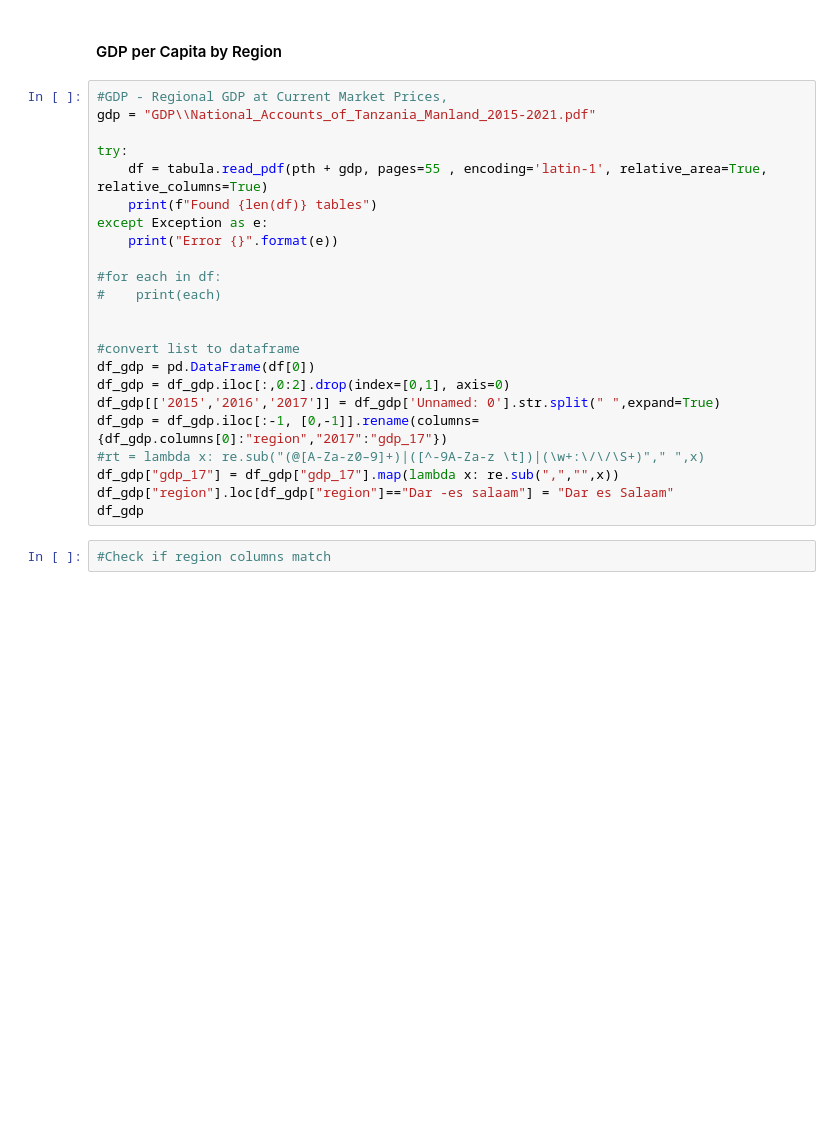
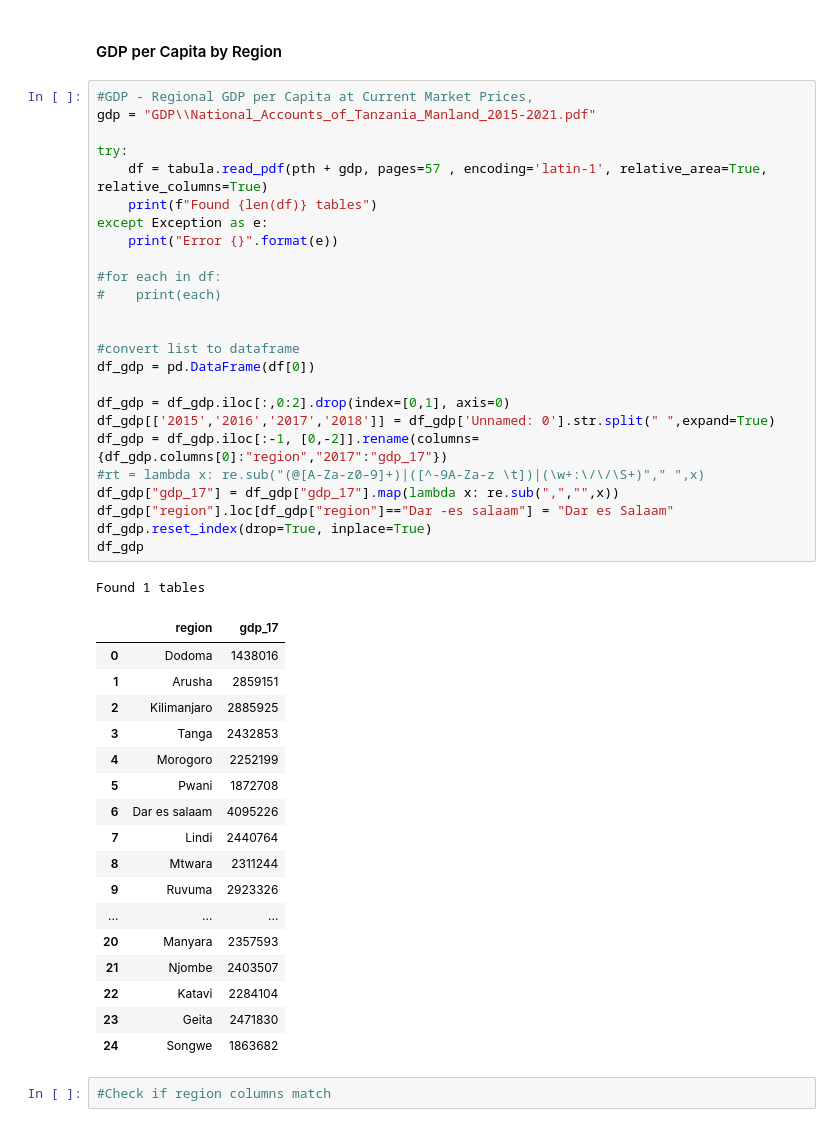
Before and after one commit to chirpc/Portfolio, a Jupyter notebook: 2_Financial Inclusion/Classification Analysis/dbscn_fin_acc-checkpoint.ipynb, the cells around one changed output. Drawn from its saved outputs; the diff is of its cells as text; blank space fills up the shorter version.

```diff
--- a/2_Financial Inclusion/Classification Analysis/dbscn_fin_acc-checkpoint.ipynb
+++ b/2_Financial Inclusion/Classification Analysis/dbscn_fin_acc-checkpoint.ipynb
@@ -485,28 +474,49 @@ df_pop
 # %% [markdown]
 #### GDP per Capita by Region
 # %%
-#GDP - Regional GDP at Current Market Prices,
+#GDP - Regional GDP per Capita at Current Market Prices,
 gdp = "GDP\\National_Accounts_of_Tanzania_Manland_2015-2021.pdf"
 
 try:
-    df = tabula.read_pdf(pth + gdp, pages=55 , encoding='latin-1', relative_area=True, relative_columns=True)
+    df = tabula.read_pdf(pth + gdp, pages=57 , encoding='latin-1', relative_area=True, relative_columns=True)
     print(f"Found {len(df)} tables")
 except Exception as e:
     print("Error {}".format(e))
 
 #for each in df:
 #    print(each)
 
 
 #convert list to dataframe
 df_gdp = pd.DataFrame(df[0])
+
 df_gdp = df_gdp.iloc[:,0:2].drop(index=[0,1], axis=0)
-df_gdp[['2015','2016','2017']] = df_gdp['Unnamed: 0'].str.split(" ",expand=True)
-df_gdp = df_gdp.iloc[:-1, [0,-1]].rename(columns={df_gdp.columns[0]:"region","2017":"gdp_17"})
+df_gdp[['2015','2016','2017','2018']] = df_gdp['Unnamed: 0'].str.split(" ",expand=True)
+df_gdp = df_gdp.iloc[:-1, [0,-2]].rename(columns={df_gdp.columns[0]:"region","2017":"gdp_17"})
 #rt = lambda x: re.sub("(@[A-Za-z0–9]+)|([^-9A-Za-z \t])|(\w+:\/\/\S+)"," ",x)
 df_gdp["gdp_17"] = df_gdp["gdp_17"].map(lambda x: re.sub(",","",x))
 df_gdp["region"].loc[df_gdp["region"]=="Dar -es salaam"] = "Dar es Salaam"
+df_gdp.reset_index(drop=True, inplace=True)
 df_gdp
+# %% [output]
+Found 1 tables
+|  | region | gdp_17 |
+| 0 | Dodoma | 1438016 |
+| 1 | Arusha | 2859151 |
+| 2 | Kilimanjaro | 2885925 |
+| 3 | Tanga | 2432853 |
+| 4 | Morogoro | 2252199 |
+| 5 | Pwani | 1872708 |
+| 6 | Dar es salaam | 4095226 |
+| 7 | Lindi | 2440764 |
+| 8 | Mtwara | 2311244 |
+| 9 | Ruvuma | 2923326 |
+| ... | ... | ... |
+| 20 | Manyara | 2357593 |
+| 21 | Njombe | 2403507 |
+| 22 | Katavi | 2284104 |
+| 23 | Geita | 2471830 |
+| 24 | Songwe | 1863682 |
 # %%
 #Check if region columns match
 # %%
```
Also changed, not shown: parts of 11 cells of this notebook, 1 other file.
